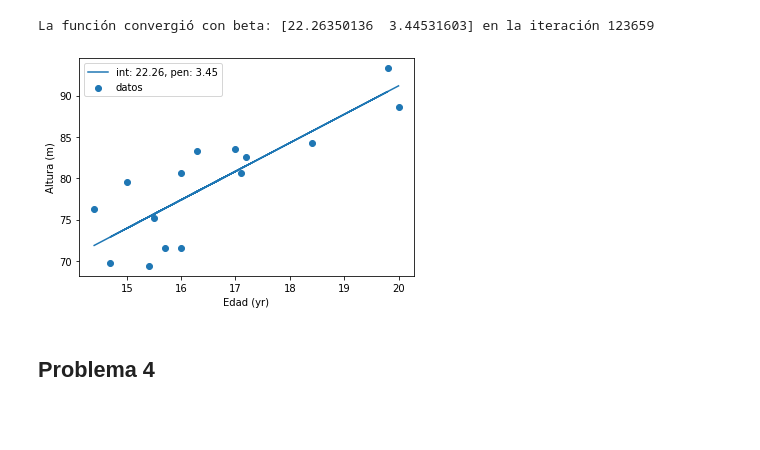
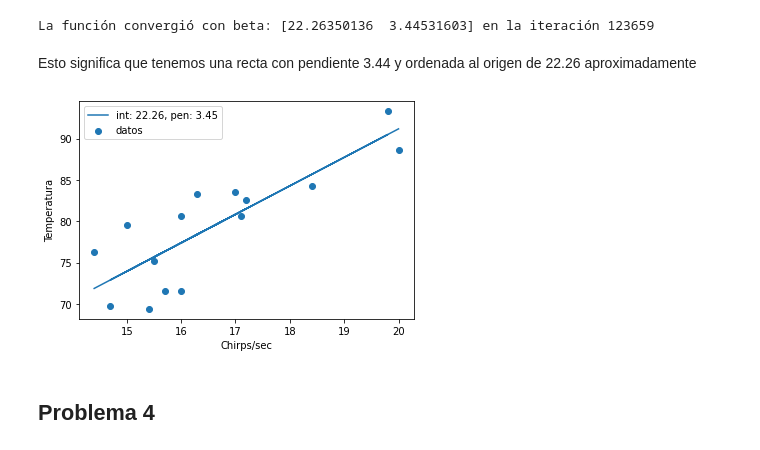
Before and after one commit to Skalas/Matematicas-Computacionales-fall2021, a Jupyter notebook: Juanje82/Tarea_1.ipynb, the cells around one changed output. Saved outputs shown, nothing was run; the diff lists cells and outputs as text; code cells hidden in the pictures; blank space fills up the shorter version.

```diff
--- a/Juanje82/Tarea_1.ipynb
+++ b/Juanje82/Tarea_1.ipynb
@@ -15,0 +22,12 @@ Para el caso de $\beta_0, \beta_1$ en $J(\beta_0,\beta_1)$.
+# %%
+#Asignamos los nombres de la función y las variables, y les damos forma rebonita
+B0=sympy.Symbol("B0")
+B1=sympy.Symbol("B1")
+x=sympy.Symbol("x")
+y=sympy.Symbol("y")
+m=sympy.Symbol("m")
+i=sympy.Symbol("i")
+# %%
+#Definimos la función de costos J
+J=(1/(2*m))*sympy.Sum((Indexed(y,i)-B0-B1*Indexed(x,i))**2,(i,1,m))
+J
@@ -126 +159,7 @@ T=CT.transpose()[1]
+# %%
+#Cargamos los datos desde el archivo chirps.txt
+CT=np.loadtxt('data/chirps.txt')
+#Separamos los datos en dos arrays, uno de chirps y otro de temperatura
+chirps=CT.transpose()[0]
+temp=CT.transpose()[1]
 # %%
@@ -129,23 +169,24 @@ r.gradientDescent(C, T)
 # %% [output]
 La función convergió con beta: [22.26350136  3.44531603] en la iteración 123659
+# %% [markdown]
+Esto significa que tenemos una recta con pendiente 3.44 y ordenada al origen de 22.26 aproximadamente
 # %%
+#Definimos la función graficadora
 def plotModelo(x,y,rl,iteracion):
     modelo = lambda x,b,m: b + m*x # función para graficar el modelo
 
     _beta = rl.historia['beta'][iteracion]
 
 
-    scatter(x,y, label="datos")
-    plot(x, modelo(x, _beta[0], _beta[1]), label="int: %1.2f, pen: %1.2f" % (_beta[0], _beta[1]))
-    xlabel('Edad (yr)')
-    ylabel('Altura (m)')
-    legend(loc="best")
-    #ax[0].set_xlim(0, max(x))
-    #ax[0].set_ylim(0, max(y))
+    plt.scatter(x,y, label="datos")
+    plt.plot(x, modelo(x, _beta[0], _beta[1]), label="int: %1.2f, pen: %1.2f" % (_beta[0], _beta[1]))
+    plt.xlabel('Chirps/sec')
+    plt.ylabel('Temperatura')
+    plt.legend(loc="best")
 # %%
-plotModelo(C,T,r,123658)
+plotModelo(chirps,temp,r,123658)
 # %% [output]
-[figure, old version]
+[figure, new version]
 # %% [markdown]
 ## Problema 4
 # %% [markdown]
```
Also changed, not shown: parts of 27 cells of this notebook.
